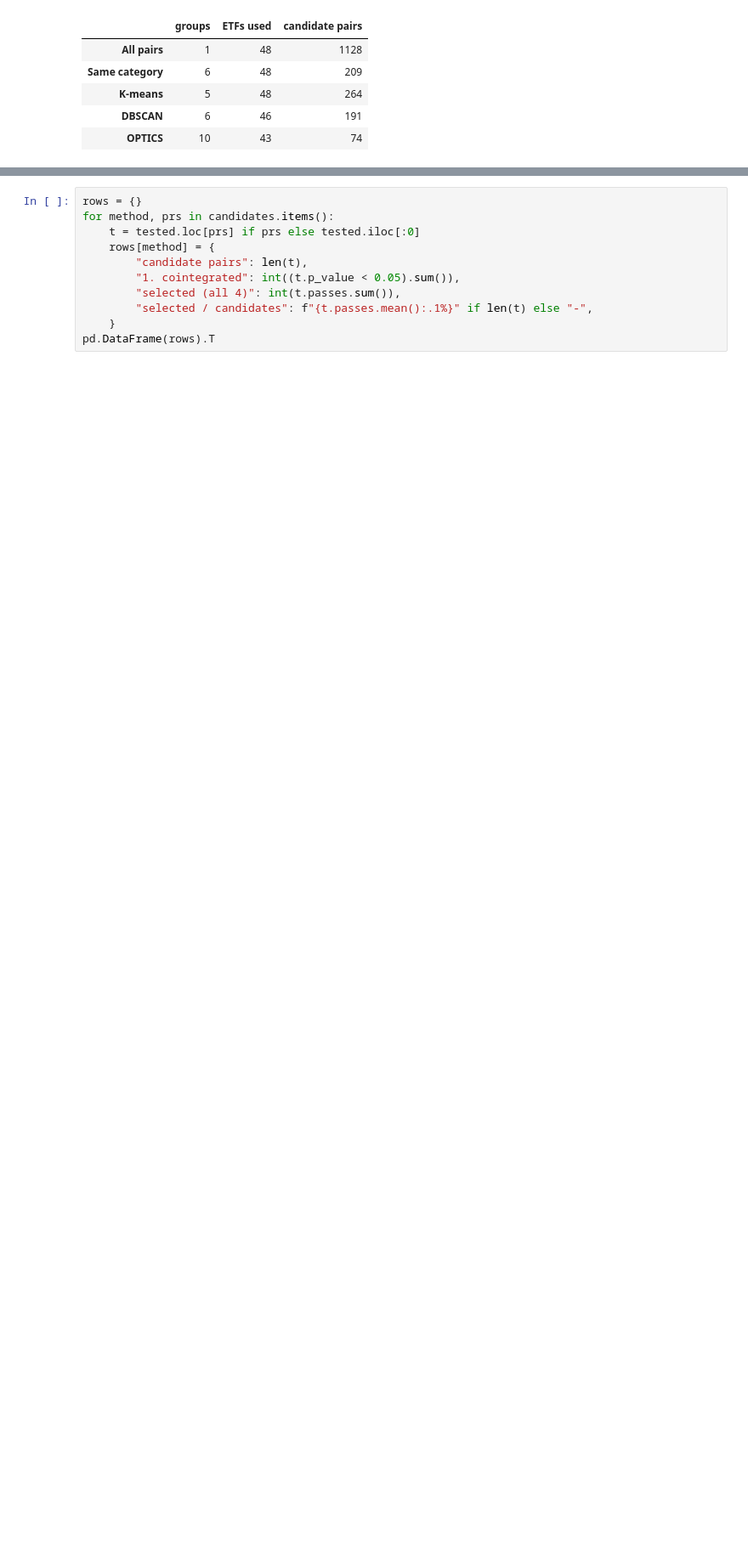
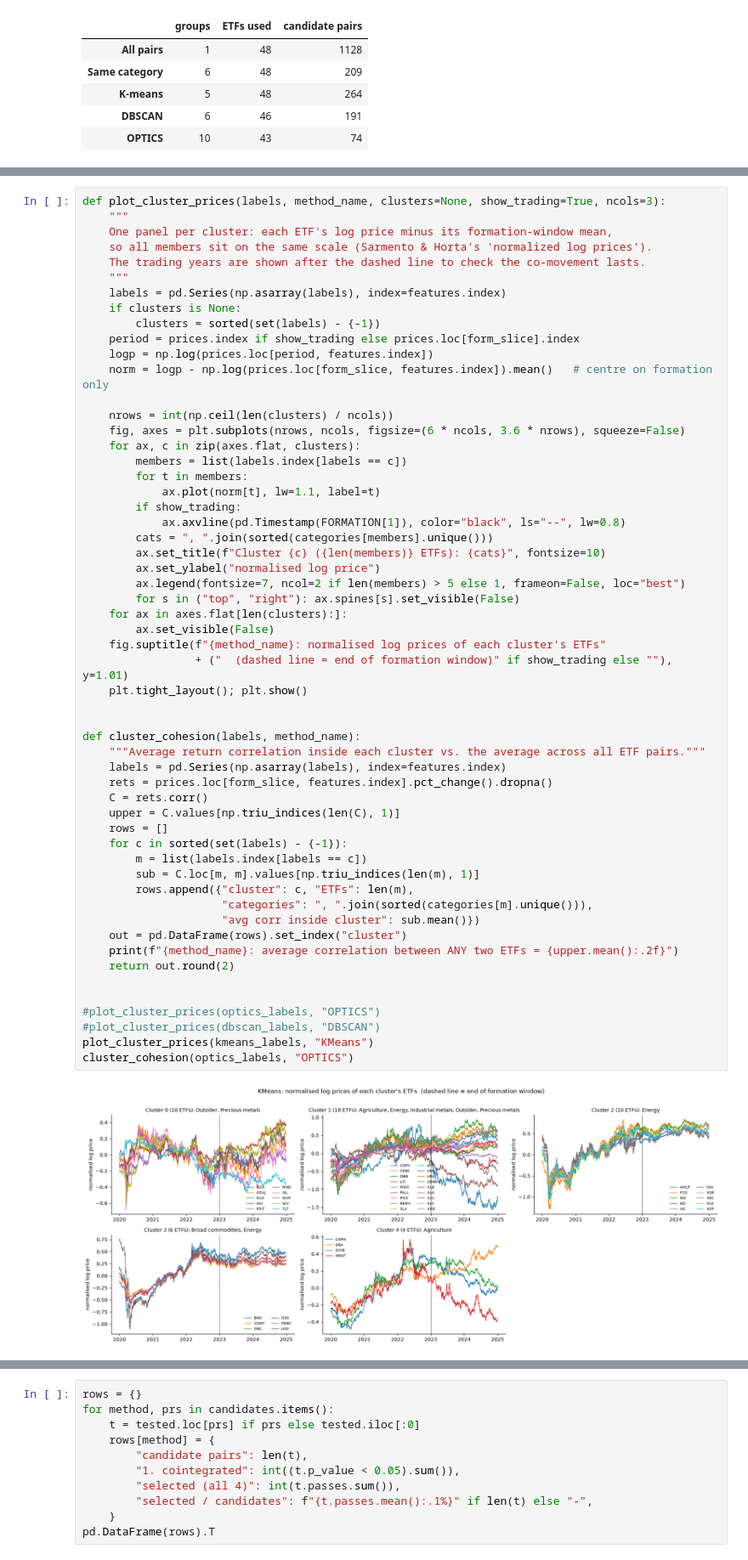
Before and after one commit to emesefw/OPTICS-model-for-Pairs-Trading, a Jupyter notebook: clustering_pairs_pipeline.ipynb, the cells around one changed output, grey strips where cells are left out. Shown at 85% size. Drawn from its saved outputs; the diff is of its cells as text; blank space fills up the shorter version.

Commit message:
added clustered ETF visualisation to verify whether the clusters identified similarly moving ETFs.

```diff
--- a/clustering_pairs_pipeline.ipynb
+++ b/clustering_pairs_pipeline.ipynb
@@ -613,0 +616,58 @@ summary
+# %%
+def plot_cluster_prices(labels, method_name, clusters=None, show_trading=True, ncols=3):
+    """
+    One panel per cluster: each ETF's log price minus its formation-window mean,
+    so all members sit on the same scale (Sarmento & Horta's 'normalized log prices').
+    The trading years are shown after the dashed line to check the co-movement lasts.
+    """
+    labels = pd.Series(np.asarray(labels), index=features.index)
+    if clusters is None:
+        clusters = sorted(set(labels) - {-1})
+    period = prices.index if show_trading else prices.loc[form_slice].index
+    logp = np.log(prices.loc[period, features.index])
+    norm = logp - np.log(prices.loc[form_slice, features.index]).mean()   # centre on formation only
+
+    nrows = int(np.ceil(len(clusters) / ncols))
+    fig, axes = plt.subplots(nrows, ncols, figsize=(6 * ncols, 3.6 * nrows), squeeze=False)
+    for ax, c in zip(axes.flat, clusters):
+        members = list(labels.index[labels == c])
+        for t in members:
+            ax.plot(norm[t], lw=1.1, label=t)
+        if show_trading:
+            ax.axvline(pd.Timestamp(FORMATION[1]), color="black", ls="--", lw=0.8)
+        cats = ", ".join(sorted(categories[members].unique()))
+        ax.set_title(f"Cluster {c} ({len(members)} ETFs): {cats}", fontsize=10)
+        ax.set_ylabel("normalised log price")
+        ax.legend(fontsize=7, ncol=2 if len(members) > 5 else 1, frameon=False, loc="best")
+        for s in ("top", "right"): ax.spines[s].set_visible(False)
+    for ax in axes.flat[len(clusters):]:
+        ax.set_visible(False)
+    fig.suptitle(f"{method_name}: normalised log prices of each cluster's ETFs"
+                 + ("  (dashed line = end of formation window)" if show_trading else ""), y=1.01)
+    plt.tight_layout(); plt.show()
+
+
+def cluster_cohesion(labels, method_name):
+    """Average return correlation inside each cluster vs. the average across all ETF pairs."""
+    labels = pd.Series(np.asarray(labels), index=features.index)
+    rets = prices.loc[form_slice, features.index].pct_change().dropna()
+    C = rets.corr()
+    upper = C.values[np.triu_indices(len(C), 1)]
+    rows = []
+    for c in sorted(set(labels) - {-1}):
+        m = list(labels.index[labels == c])
+        sub = C.loc[m, m].values[np.triu_indices(len(m), 1)]
+        rows.append({"cluster": c, "ETFs": len(m),
+                     "categories": ", ".join(sorted(categories[m].unique())),
+                     "avg corr inside cluster": sub.mean()})
+    out = pd.DataFrame(rows).set_index("cluster")
+    print(f"{method_name}: average correlation between ANY two ETFs = {upper.mean():.2f}")
+    return out.round(2)
+
+
+#plot_cluster_prices(optics_labels, "OPTICS")
+#plot_cluster_prices(dbscan_labels, "DBSCAN")
+plot_cluster_prices(kmeans_labels, "KMeans")
+cluster_cohesion(optics_labels, "OPTICS")
+# %% [output]
+[figure, added]
```
Also changed, not shown: parts of 2 cells of this notebook.
